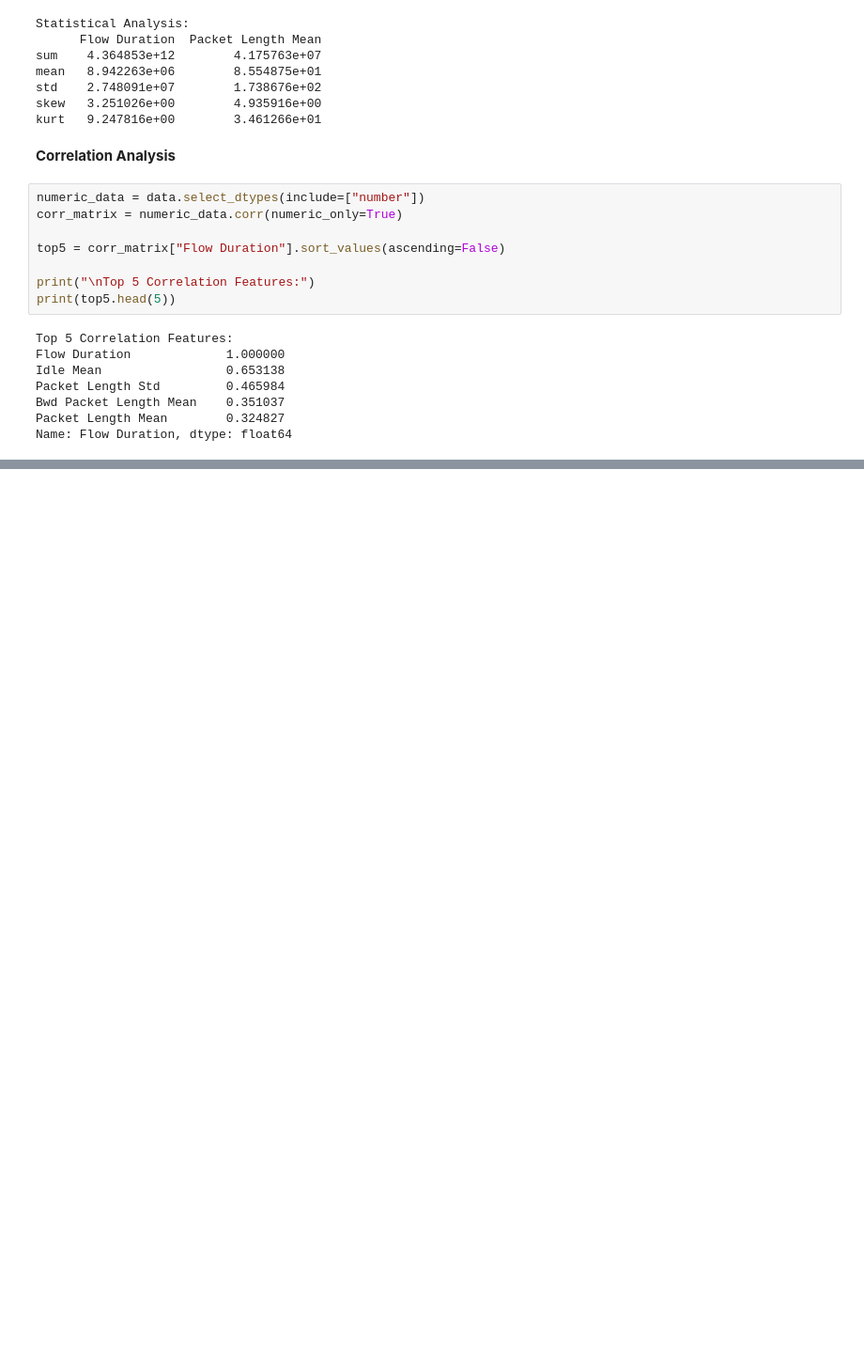
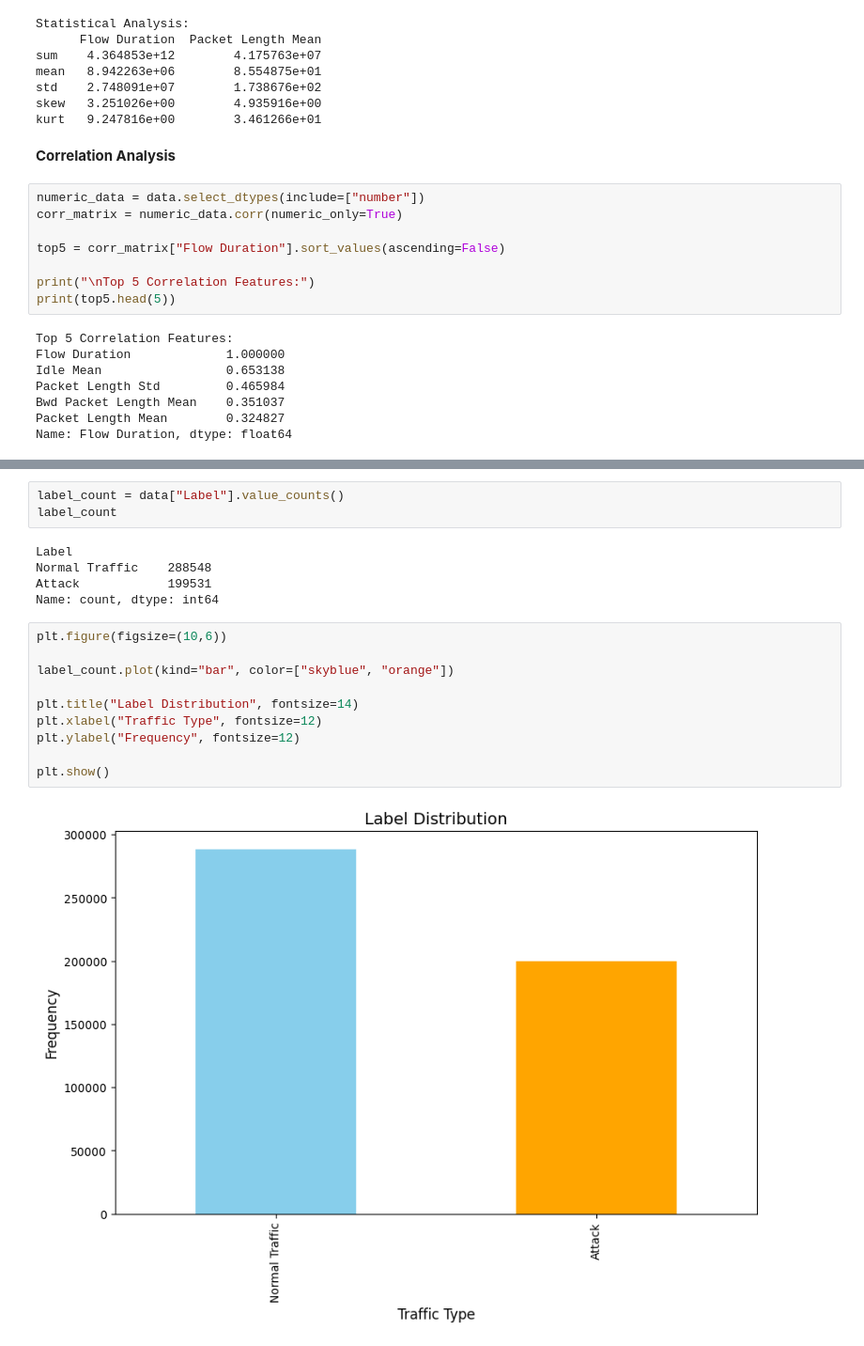
Before and after one commit to Pranishgrg21/Network_traffic_Analysis, a Jupyter notebook: Network_traffic.ipynb, the cells around one changed output, grey strips where cells are left out. Shown at 94% size. Drawn from its saved outputs; the diff is of its cells as text; blank space fills up the shorter version.

Commit message:
Data Analysis & exploration part

```diff
--- a/Network_traffic.ipynb
+++ b/Network_traffic.ipynb
@@ -341,0 +348,20 @@ Name: Flow Duration, dtype: float64
+# %%
+label_count = data["Label"].value_counts()
+label_count
+# %% [output]
+Label
+Normal Traffic    288548
+Attack            199531
+Name: count, dtype: int64
+# %%
+plt.figure(figsize=(10,6))
+
+label_count.plot(kind="bar", color=["skyblue", "orange"])
+
+plt.title("Label Distribution", fontsize=14)
+plt.xlabel("Traffic Type", fontsize=12)
+plt.ylabel("Frequency", fontsize=12)
+
+plt.show()
+# %% [output]
+[figure, added]
```
Also changed, not shown: parts of 3 cells of this notebook.
